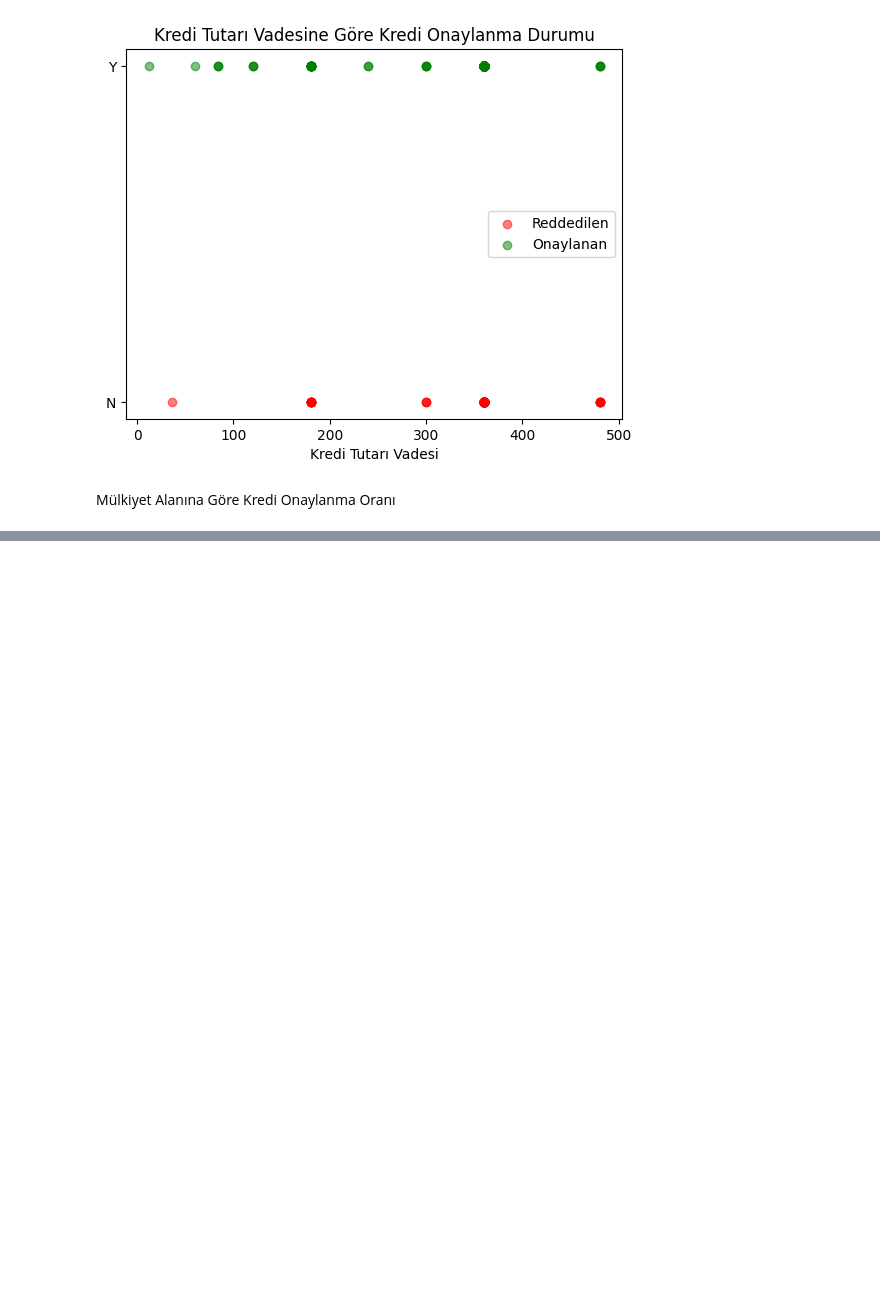
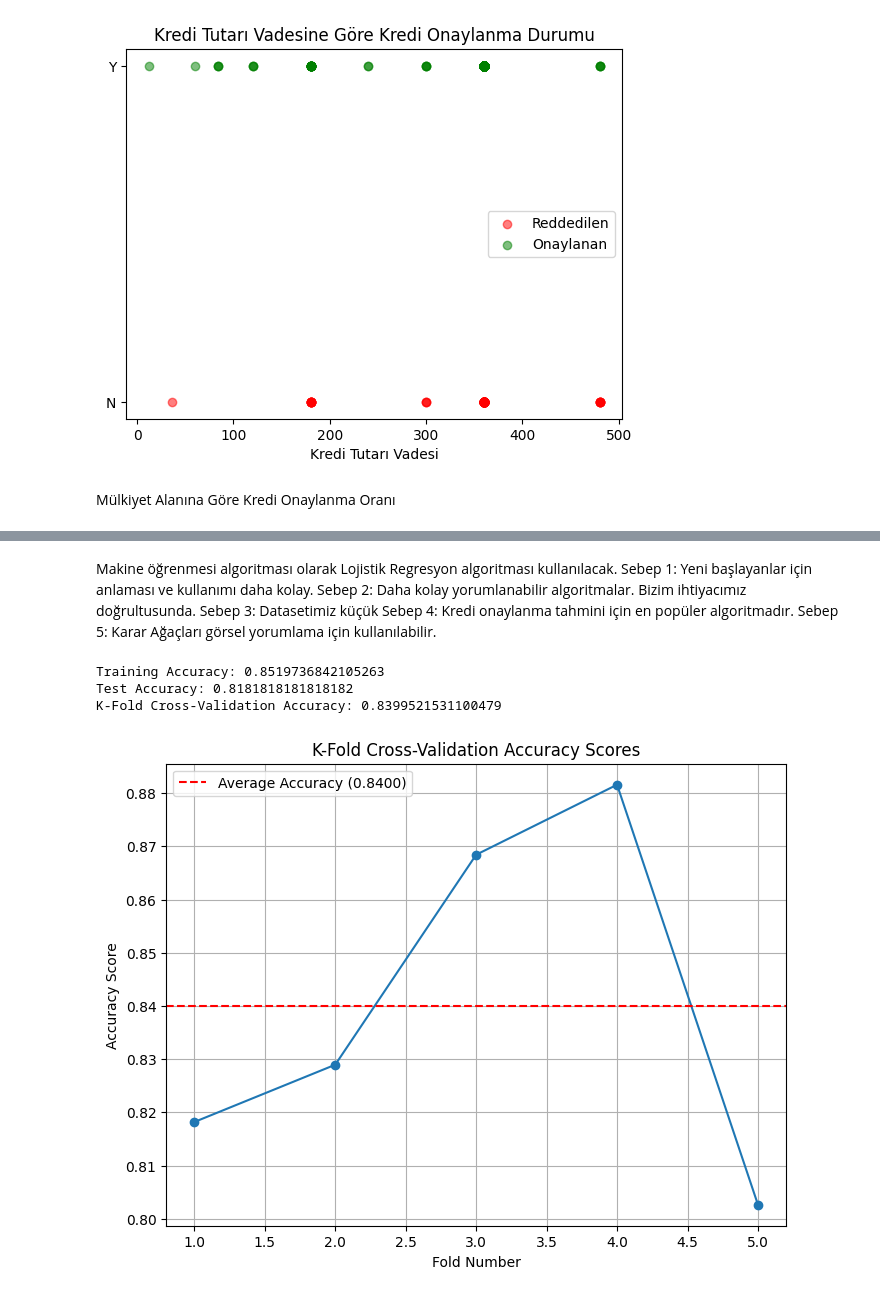
Before and after one commit to 1BarisErkus/AI, a Jupyter notebook: main.ipynb, the cells around one changed output, grey strips where cells are left out. Cells and saved outputs as stored; diff of their text form; code cells hidden in the pictures; blank space fills up the shorter version.

```diff
--- a/main.ipynb
+++ b/main.ipynb
@@ -360,0 +372,6 @@ plt.show()
+# %%
+one_hot_encoded_data = pd.get_dummies(data, columns=['Gender', 'Married', 'Education', 'Self_Employed', 'Property_Area'], dtype=int)
+
+one_hot_encoded_data['Loan_Status'] = one_hot_encoded_data['Loan_Status'].replace({'Y': 1, 'N': 0})
+
+print(one_hot_encoded_data.head())
@@ -360,0 +396,66 @@ plt.show()
+# %% [markdown]
+Makine öğrenmesi algoritması olarak Lojistik Regresyon algoritması kullanılacak.
+Sebep 1: Yeni başlayanlar için anlaması ve kullanımı daha kolay.
+Sebep 2: Daha kolay yorumlanabilir algoritmalar. Bizim ihtiyacımız doğrultusunda.
+Sebep 3: Datasetimiz küçük
+Sebep 4: Kredi onaylanma tahmini için en popüler algoritmadır.
+Sebep 5: Karar Ağaçları görsel yorumlama için kullanılabilir.
+# %%
+# Data separation (assuming one_hot_encoded_data is your DataFrame)
+X = one_hot_encoded_data.drop('Loan_Status', axis=1)
+y = one_hot_encoded_data['Loan_Status']
+
+# MinMaxScaler for normalization
+scaler = MinMaxScaler()
+X_scaled = scaler.fit_transform(X)
+
+# Train-test split (for initial model evaluation)
+X_train, X_test, y_train, y_test = train_test_split(X_scaled, y, test_size=0.2, random_state=42)
+
+# Model creation and training
+model = LogisticRegression(C=1.0, penalty='l2', solver='lbfgs', max_iter=100)  # Increased max_iter
+model.fit(X_train, y_train)
+
+# Train set performance (using the initial split)
+train_accuracy = accuracy_score(y_train, model.predict(X_train))
+print(f"Training Accuracy: {train_accuracy}")
+
+# Test set performance (using the initial split)
+test_accuracy = accuracy_score(y_test, model.predict(X_test))
+print(f"Test Accuracy: {test_accuracy}")
+
+# K-Fold cross-validation for more robust evaluation
+cv = KFold(n_splits=5, shuffle=True, random_state=42)
+accuracy_scores = []
+for train_index, test_index in cv.split(X_scaled):
+    X_train_fold, X_test_fold = X_scaled[train_index], X_scaled[test_index]
+    y_train_fold, y_test_fold = y.iloc[train_index], y.iloc[test_index]
+    model.fit(X_train_fold, y_train_fold)
+    accuracy_scores.append(accuracy_score(y_test_fold, model.predict(X_test_fold)))
+
+# Print average cross-validation accuracy
+print(f"K-Fold Cross-Validation Accuracy: {np.mean(accuracy_scores)}")
+# %% [output]
+Training Accuracy: 0.8519736842105263
+Test Accuracy: 0.8181818181818182
+K-Fold Cross-Validation Accuracy: 0.8399521531100479
+# %%
+# Extract accuracy scores from the list
+accuracy_scores = [score for score in accuracy_scores]  # Assuming accuracy_scores is defined
+
+# Set up the plot
+plt.figure(figsize=(8, 6))  # Customize figure size if desired
+plt.plot(range(1, len(accuracy_scores) + 1), accuracy_scores, marker='o', linestyle='-')  # Plot scores vs. fold number
+plt.xlabel('Fold Number')
+plt.ylabel('Accuracy Score')
+plt.title('K-Fold Cross-Validation Accuracy Scores')
+plt.grid(True)
+
+# Optional: Add a horizontal line for the average accuracy
+average_accuracy = np.mean(accuracy_scores)
+plt.axhline(y=average_accuracy, color='r', linestyle='--', label=f'Average Accuracy ({average_accuracy:.4f})')
+plt.legend()
+
+plt.show()
+# %% [output]
+[figure, added]
```
Also changed, not shown: parts of 8 cells of this notebook.
